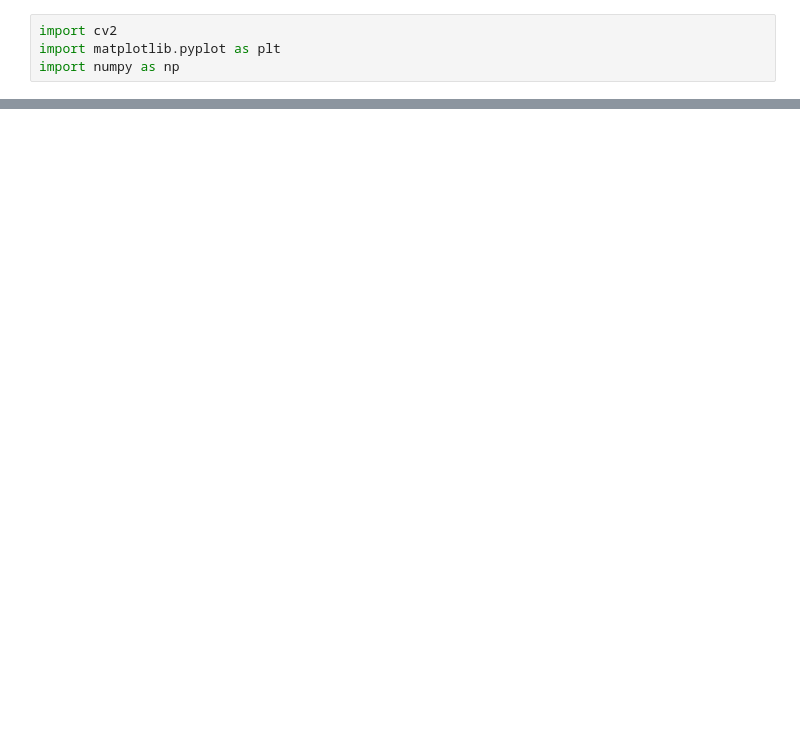
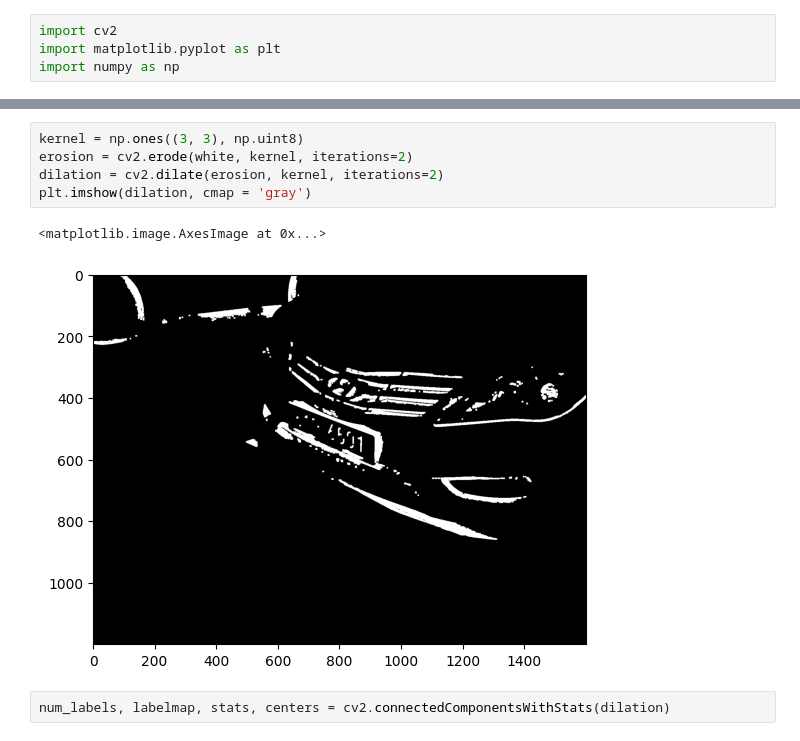
Before and after one commit to uichan8/detect_plate, a Jupyter notebook: test.ipynb, the cells around one changed output, grey strips where cells are left out. Cells and saved outputs as stored; diff of their text form; blank space fills up the shorter version.

```diff
--- a/test.ipynb
+++ b/test.ipynb
@@ -17,3 +18,13 @@ num_labels, labelmap, stats, centers = cv2.connectedComponentsWithStats(edges, c
+# %%
+kernel = np.ones((3, 3), np.uint8)
+erosion = cv2.erode(white, kernel, iterations=2)
+dilation = cv2.dilate(erosion, kernel, iterations=2)
+plt.imshow(dilation, cmap = 'gray')
+# %% [output]
+<matplotlib.image.AxesImage at 0x...>
+[figure, added]
+# %%
+num_labels, labelmap, stats, centers = cv2.connectedComponentsWithStats(dilation)
 # %%
 map = np.zeros_like(img)
 map2 = np.ones_like(img)*255
```
Also changed, not shown: parts of 6 cells of this notebook, 4 other files.
